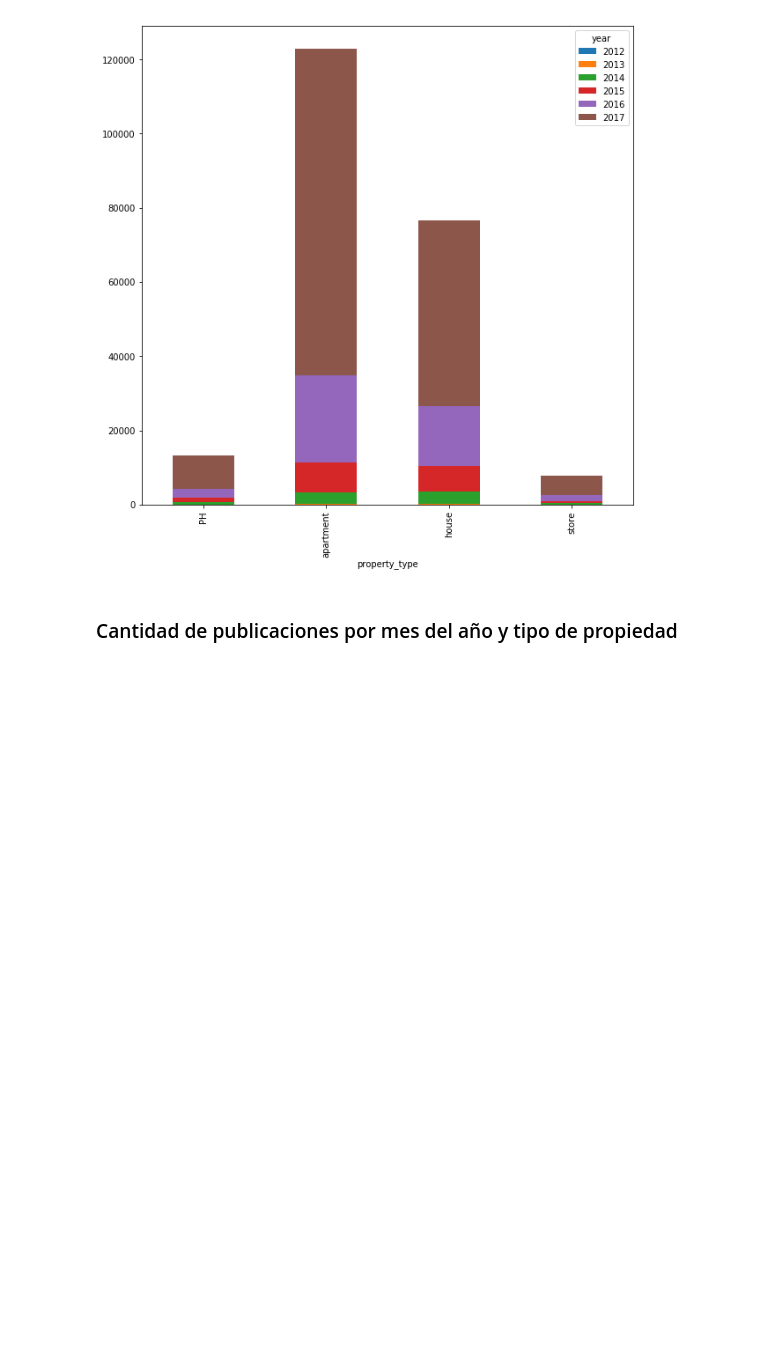
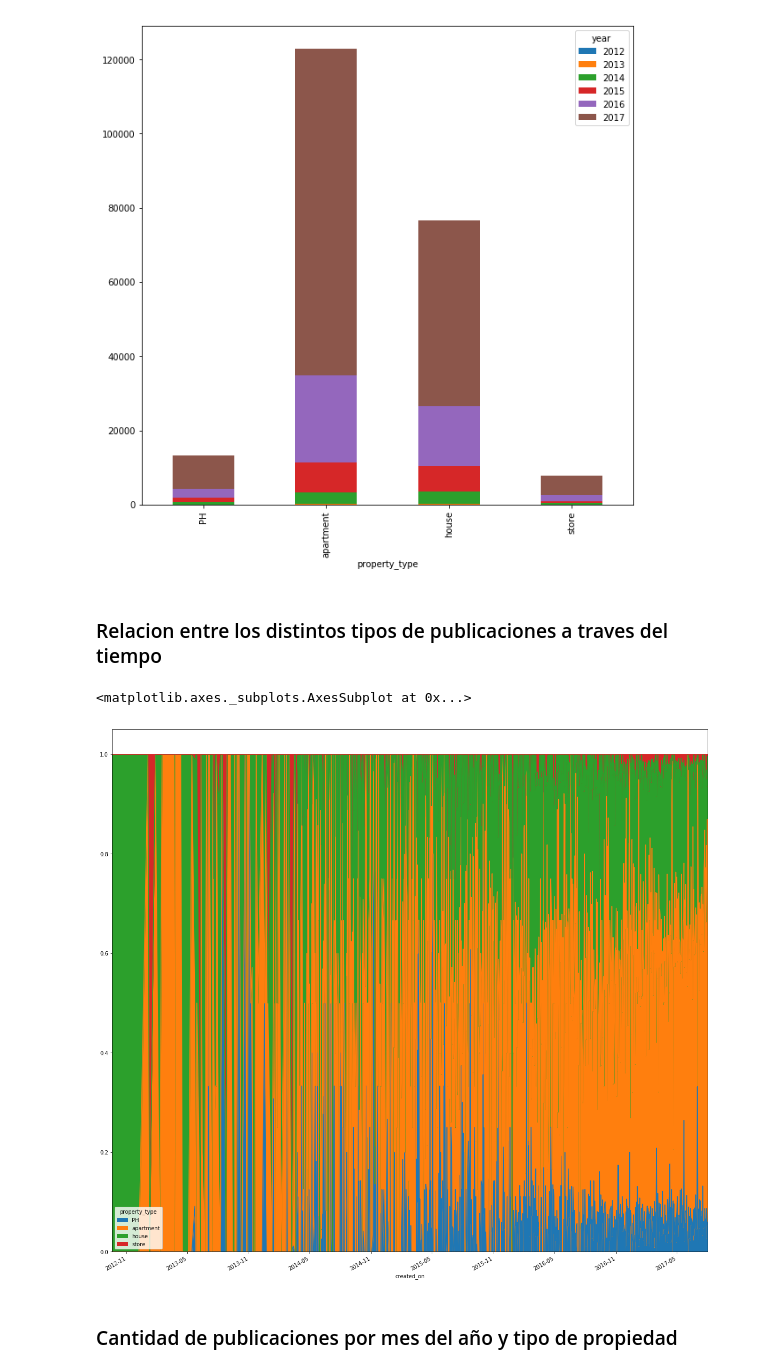
Before and after one commit to LucianoGiannotti/ProperatiDatosTP, a Jupyter notebook: Depuracion de datos.ipynb, the cells around one changed output. Cells and saved outputs as stored; diff of their text form; code cells hidden in the pictures; blank space fills up the shorter version.

Commit message:
graficos porcentaje area

```diff
--- a/Depuracion de datos.ipynb
+++ b/Depuracion de datos.ipynb
@@ -800,6 +800,17 @@ grouped.plot(kind='bar', figsize=(10,10),stacked=True) # si la variable x es el
 # %% [output]
 <matplotlib.axes._subplots.AxesSubplot at 0x...>
 [figure]
+# %% [markdown]
+### Relacion entre los distintos tipos de publicaciones a traves del tiempo
+# %%
+grouped = data.loc[:,['created_on', 'property_type']].groupby(['property_type','created_on']).agg(np.size)
+# %%
+grouped = grouped.unstack(level=0)
+# %%
+grouped.divide(grouped.sum(axis=1), axis=0).plot(kind='area',figsize=(20,20))
+# %% [output]
+<matplotlib.axes._subplots.AxesSubplot at 0x...>
+[figure, added]
 # %% [markdown]
 ### Cantidad de publicaciones por mes del año y tipo de propiedad
 # %%
```
Also changed, not shown: parts of 5 cells of this notebook.
